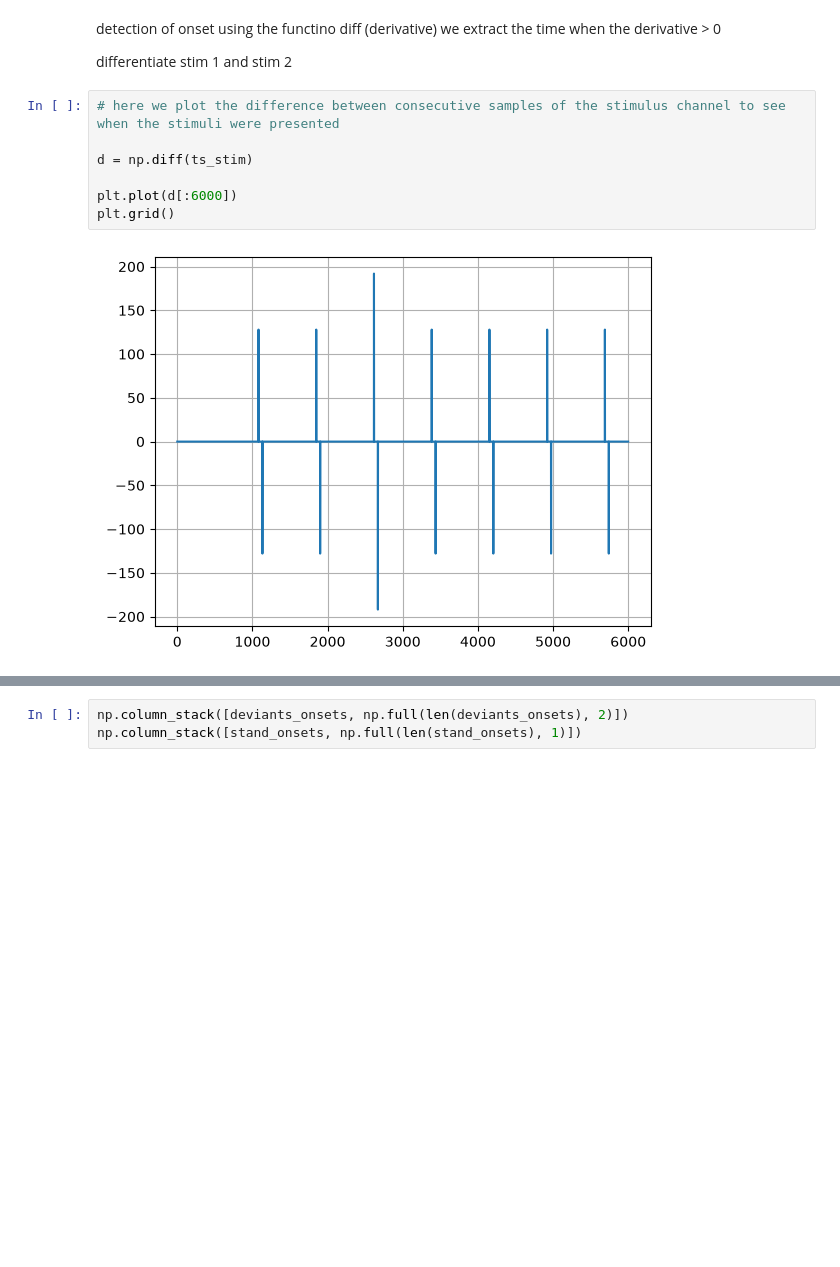
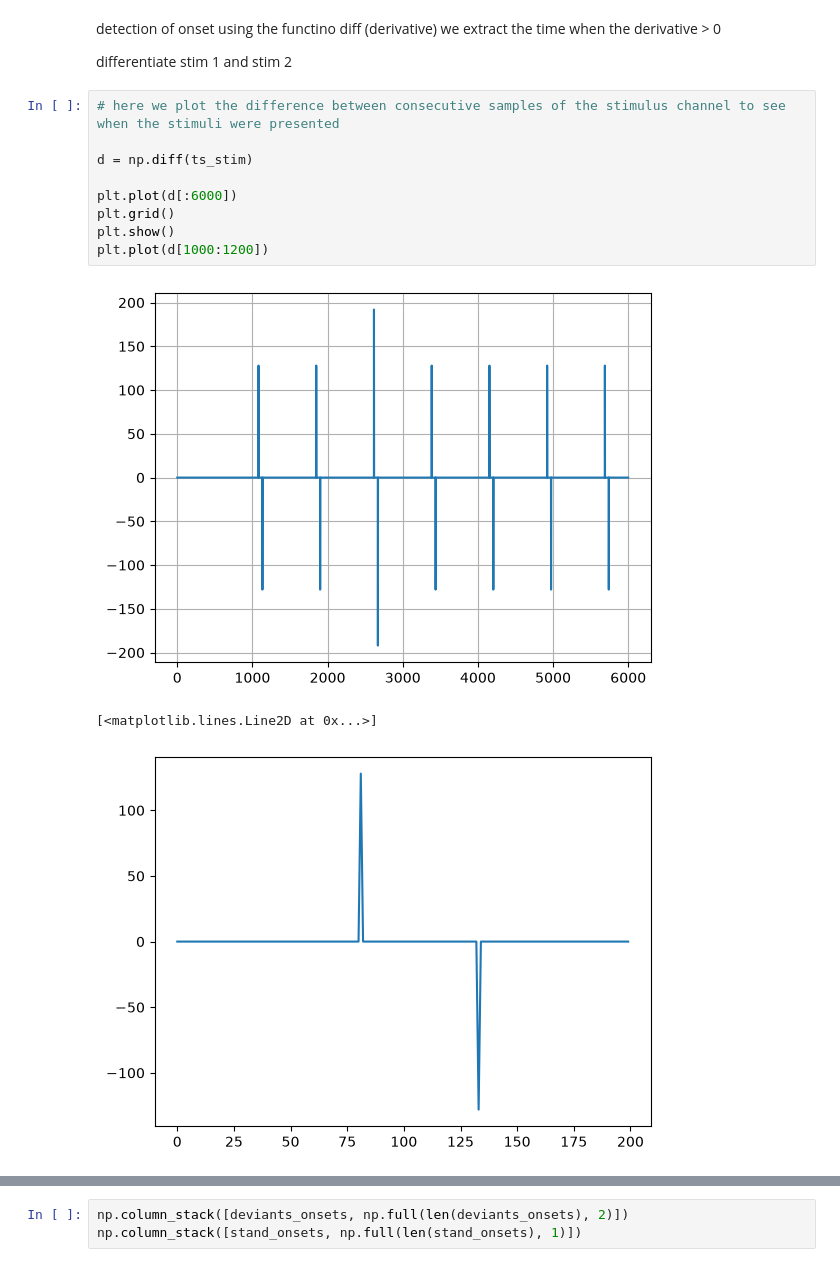
Before and after one commit to nicolascatz/M1_EEG_Project, a Jupyter notebook: scripts/DA1_TD1_Garrido_from_process_to_analysis_students.ipynb, the cells around one changed output, grey strips where cells are left out. Cells and saved outputs as stored; diff of their text form; blank space fills up the shorter version.

```diff
--- a/scripts/DA1_TD1_Garrido_from_process_to_analysis_students.ipynb
+++ b/scripts/DA1_TD1_Garrido_from_process_to_analysis_students.ipynb
@@ -109,12 +112,16 @@ differentiate stim 1 and stim 2
 # %%
 # here we plot the difference between consecutive samples of the stimulus channel to see when the stimuli were presented
 
 d = np.diff(ts_stim)
 
 plt.plot(d[:6000])
 plt.grid()
+plt.show()
+plt.plot(d[1000:1200])
 # %% [output]
 [figure]
+[<matplotlib.lines.Line2D at 0x...>]
+[figure, added]
 # %%
 ## here we find the onsets of the standard and deviant stimuli based on the difference signal d
 
```
Also changed, not shown: parts of 12 cells of this notebook, 2 other files.
